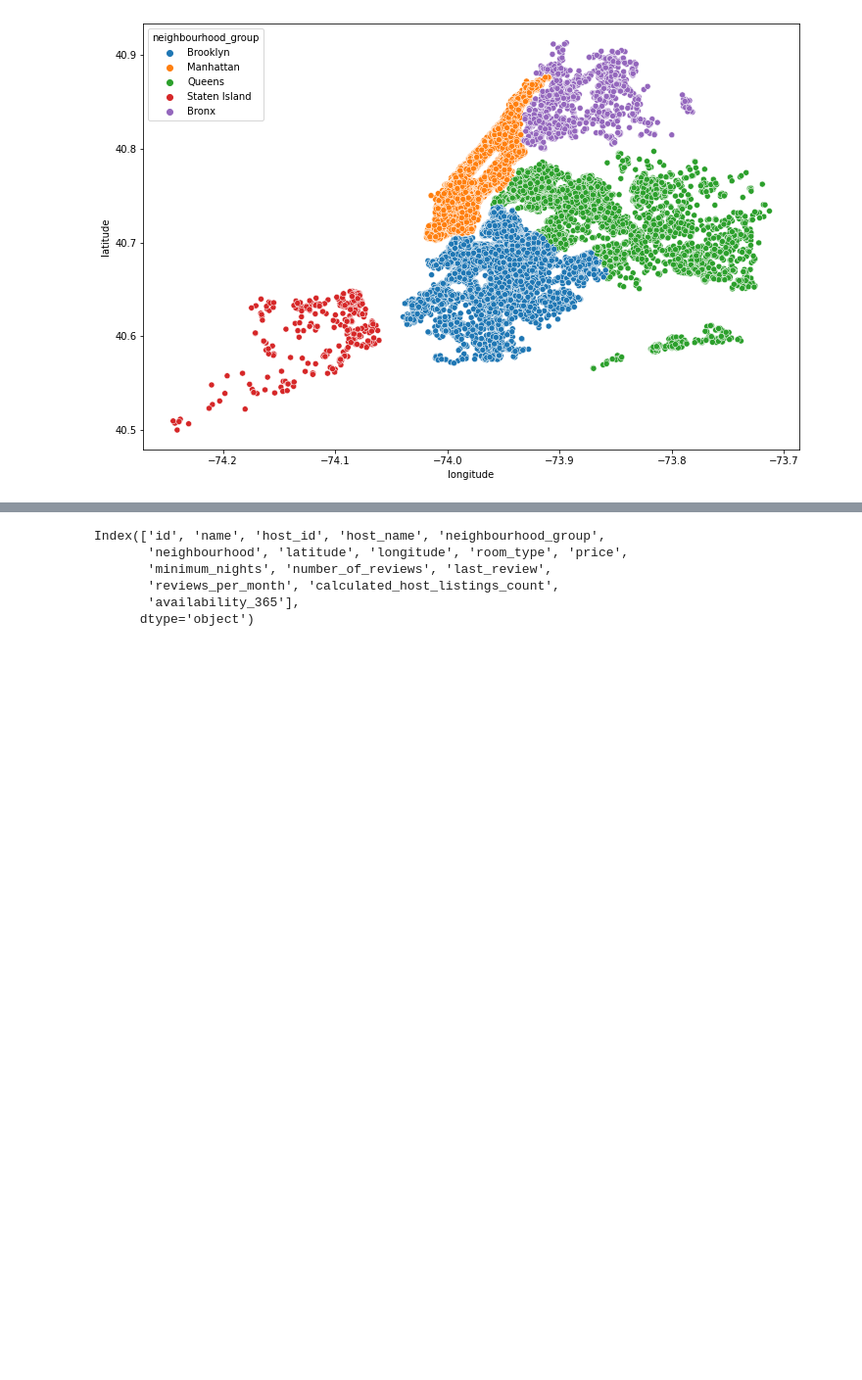
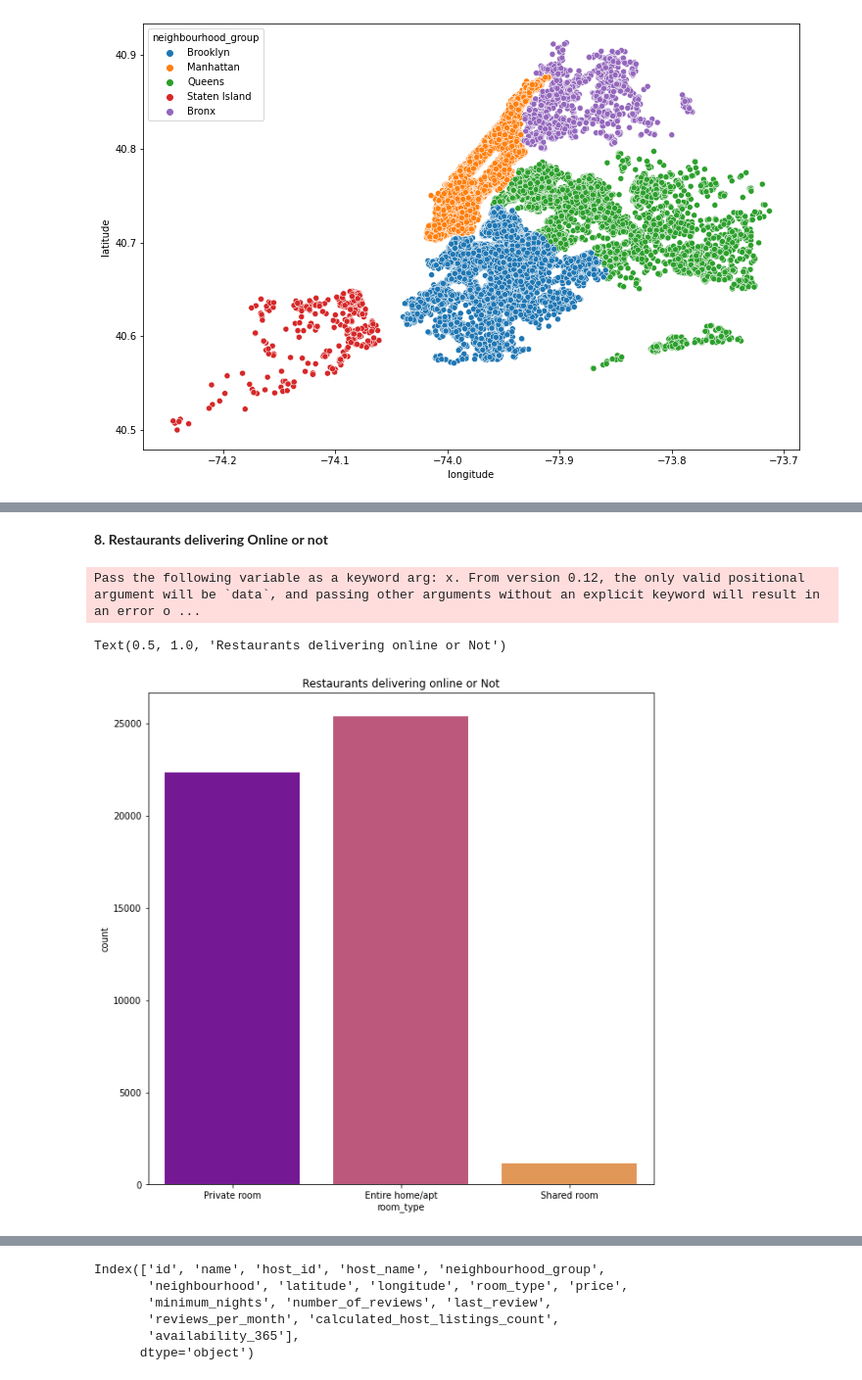
Before and after one commit to nikunjsonule/Airbnb-Booking-Analysis, a Jupyter notebook: Airbnb_Bookings_Analysis_Capstone_Project.ipynb, the cells around one changed output, grey strips where cells are left out. Shown: that part at 98% size. Drawn from its saved outputs; the diff is of its cells as text; code cells hidden in the pictures; blank space fills up the shorter version.

```diff
--- a/Airbnb_Bookings_Analysis_Capstone_Project.ipynb
+++ b/Airbnb_Bookings_Analysis_Capstone_Project.ipynb
@@ -228,0 +267,12 @@ plt.show()
+# %% [markdown]
+**8. Restaurants delivering Online or not**
+# %%
+#Restaurants delivering Online or not
+sns.countplot(airbnb_copy['room_type'], palette="plasma")
+fig = plt.gcf()
+fig.set_size_inches(10,10)
+plt.title('Restaurants delivering online or Not')
+# %% [output]
+Pass the following variable as a keyword arg: x. From version 0.12, the only valid positional argument will be `data`, and passing other arguments without an explicit keyword will result in an error o ...
+Text(0.5, 1.0, 'Restaurants delivering online or Not')
+[figure, added]
```
Also changed, not shown: parts of 14 cells of this notebook.
